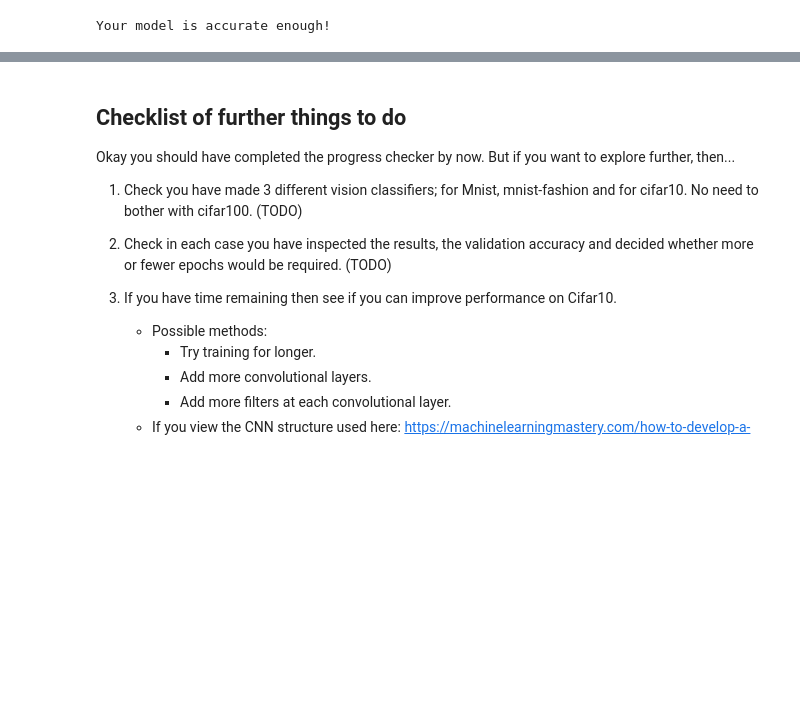
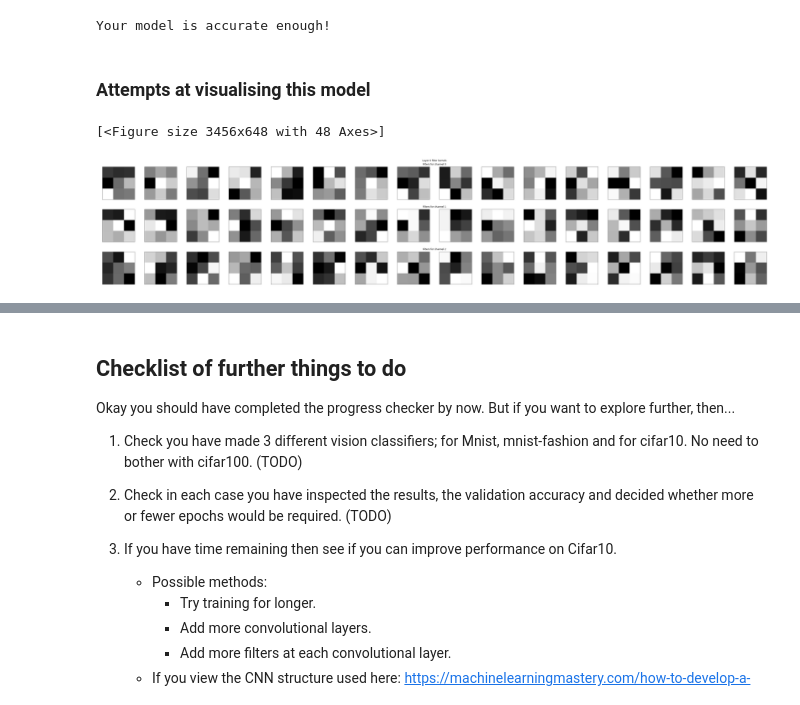
Before and after one commit to 11BelowStudio/ce811, a Jupyter notebook: lab9/cnn_experiment.ipynb, the cells around one changed output, grey strips where cells are left out. Saved outputs shown, nothing was run; the diff lists cells and outputs as text; code cells hidden in the pictures; blank space fills up the shorter version.

```diff
--- a/lab9/cnn_experiment.ipynb
+++ b/lab9/cnn_experiment.ipynb
@@ -558,3 +751,11 @@ else:
     raise Exception("Your model isn't accurate enough to pass the progress checker!")
 # %% [output]
 Your model is accurate enough!
+# %% [markdown]
+### Attempts at visualising this model
+# %%
+
+show_filters_for_layers_auto_title(keras_model1, layers_to_show=[0])
+# %% [output]
+[<Figure size 3456x648 with 48 Axes>]
+[figure, added]
```
Also changed, not shown: parts of 11 cells of this notebook.
